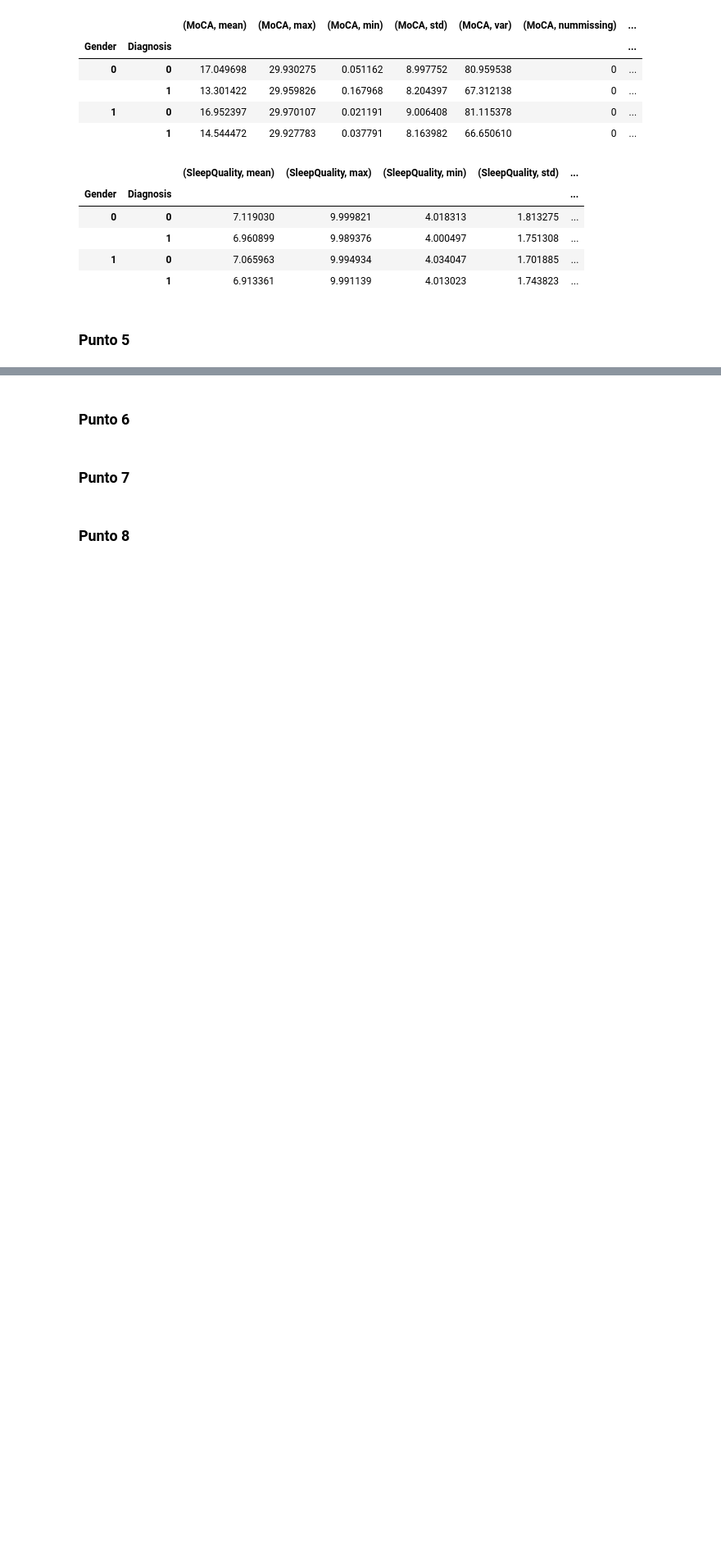
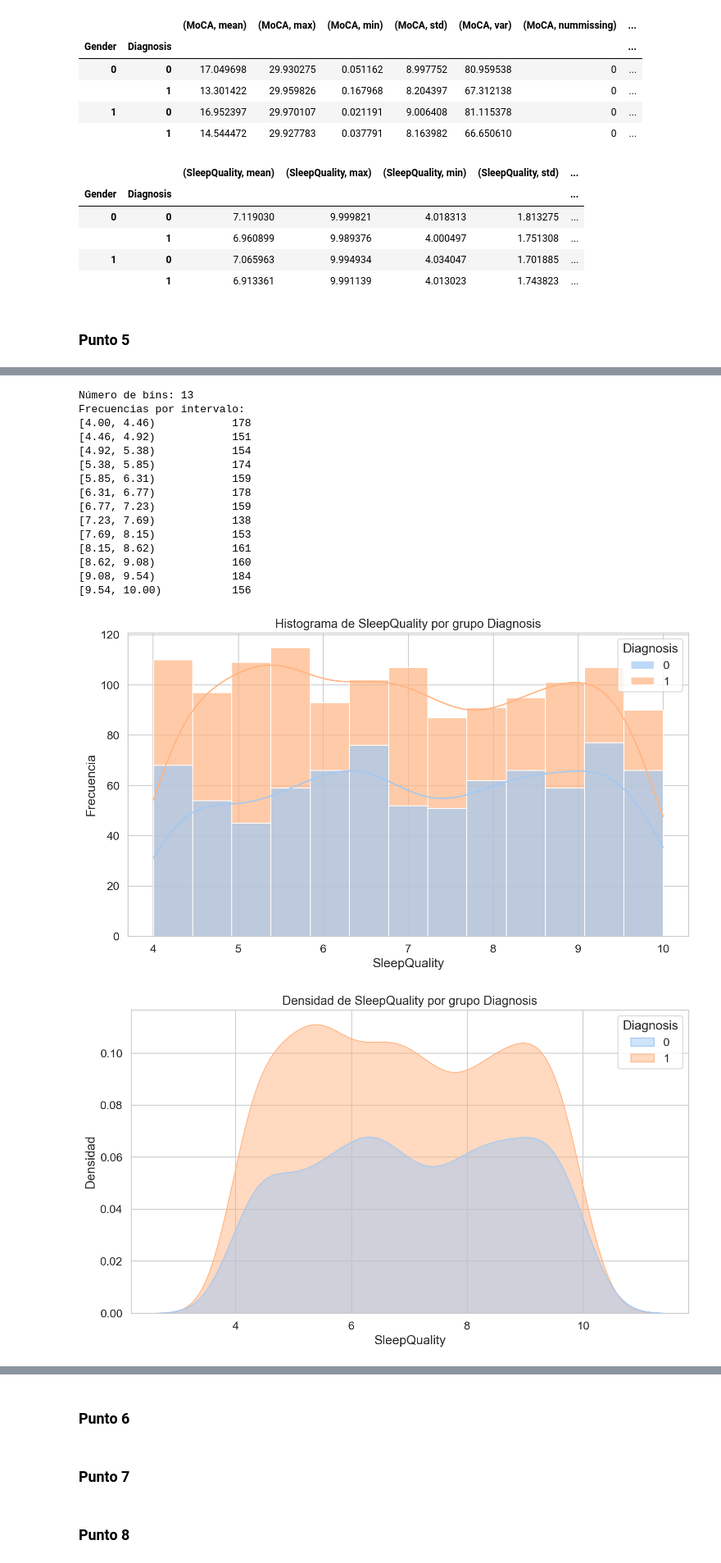
Before and after one commit to Lmarvq/Proyecto-1, a Jupyter notebook: Proyecto_1.ipynb, the cells around one changed output, grey strips where cells are left out. Shown at 82% size. Saved outputs shown, nothing was run; the diff lists cells and outputs as text; code cells hidden in the pictures; blank space fills up the shorter version.

```diff
--- a/Proyecto_1.ipynb
+++ b/Proyecto_1.ipynb
@@ -1084,0 +1297,21 @@ resumen_estadistico(df_csv,grupos=['Gender', 'Diagnosis'],columnas=['SleepQualit
+# %%
+graficar_histograma(df_csv, 'SleepQuality', 'Diagnosis')
+graficar_densidad2(df_csv, 'SleepQuality', 'Diagnosis')
+# %% [output]
+Número de bins: 13
+Frecuencias por intervalo:
+[4.00, 4.46)            178
+[4.46, 4.92)            151
+[4.92, 5.38)            154
+[5.38, 5.85)            174
+[5.85, 6.31)            159
+[6.31, 6.77)            178
+[6.77, 7.23)            159
+[7.23, 7.69)            138
+[7.69, 8.15)            153
+[8.15, 8.62)            161
+[8.62, 9.08)            160
+[9.08, 9.54)            184
+[9.54, 10.00)           156
+[figure, added]
+[figure, added]
```
Also changed, not shown: parts of 10 cells of this notebook.
